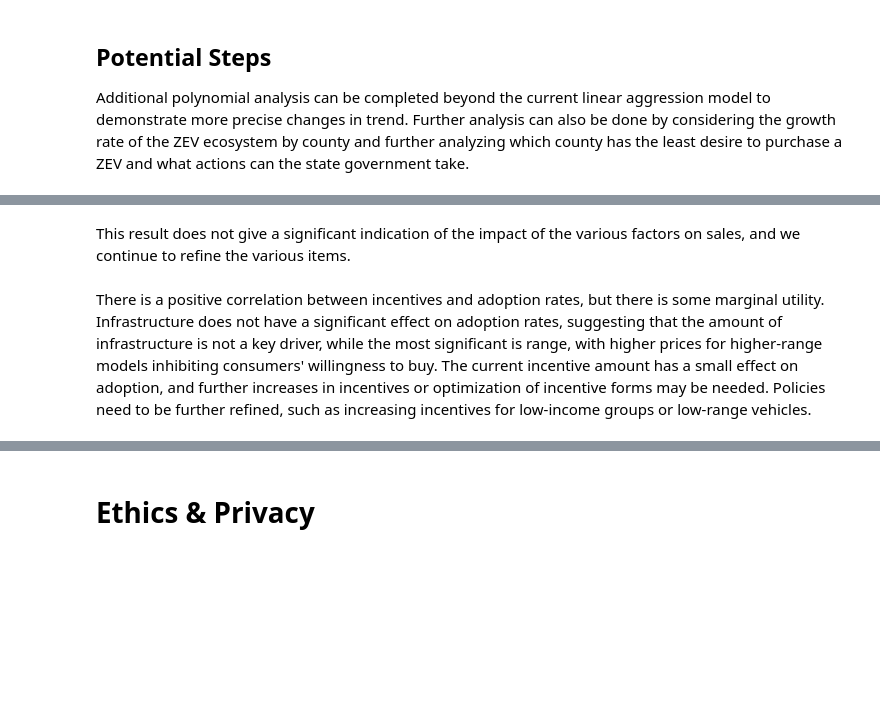
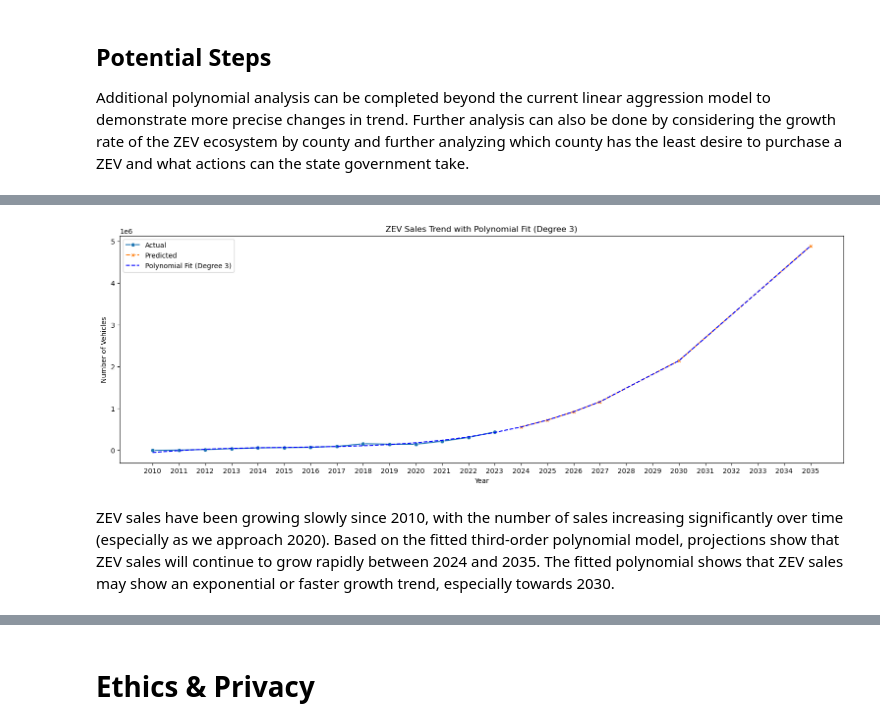
Before and after one commit to shuaiw1/cse15l-lab-reports, a Jupyter notebook: 真最终.ipynb, the cells around one changed output, grey strips where cells are left out. Saved outputs shown, nothing was run; the diff lists cells and outputs as text; code cells hidden in the pictures; blank space fills up the shorter version.

```diff
--- a/真最终.ipynb
+++ b/真最终.ipynb
@@ -1291,2 +1235,0 @@ NameError: name 'patsy' is not defined
-# %% [markdown]
-This result does not give a significant indication of the impact of the various factors on sales, and we continue to refine the various items.
@@ -1300,2 +1236,48 @@ plt.show()
-# %% [markdown]
-There is a positive correlation between incentives and adoption rates, but there is some marginal utility. Infrastructure does not have a significant effect on adoption rates, suggesting that the amount of infrastructure is not a key driver, while the most significant is range, with higher prices for higher-range models inhibiting consumers' willingness to buy. The current incentive amount has a small effect on adoption, and further increases in incentives or optimization of incentive forms may be needed. Policies need to be further refined, such as increasing incentives for low-income groups or low-range vehicles.
+# %%
+from sklearn.preprocessing import PolynomialFeatures
+from sklearn.pipeline import make_pipeline
+
+# Prepare the data for polynomial regression
+X = sales_growth_by_year[['Data_Year']]
+y = sales_growth_by_year['Number of Vehicles']
+
+# Split the data into training and testing sets
+X_train, X_test, y_train, y_test = train_test_split(X, y, test_size=0.2, random_state=42)
+
+# Create a polynomial regression model (degree 3 for better trend fitting)
+poly_model = make_pipeline(PolynomialFeatures(degree=3), LinearRegression())
+poly_model.fit(X_train, y_train)
+
+# Predict future sales using the polynomial model
+future_years = pd.DataFrame({'Data_Year': [2024, 2025, 2026, 2027, 2030, 2035]})
+poly_predictions = poly_model.predict(future_years)
+
+# Combine actual and predicted data for visualization
+actual_sales['Type'] = 'Actual'
+future_sales_poly = pd.DataFrame({
+    'Data_Year': future_years['Data_Year'],
+    'Number of Vehicles': poly_predictions,
+    'Type': 'Predicted'
+})
+combined_poly_sales = pd.concat([actual_sales, future_sales_poly])
+
+# Plot the data with the polynomial trend
+plt.figure(figsize=(19, 6))
+sns.lineplot(data=combined_poly_sales, x='Data_Year', y='Number of Vehicles', hue='Type', style='Type', markers=True)
+
+# Add polynomial regression line
+X_full = pd.concat([X, future_years])
+y_full_predicted = poly_model.predict(X_full)
+plt.plot(X_full, y_full_predicted, label="Polynomial Fit (Degree 3)", linestyle="--", color="blue")
+
+# Customize plot
+plt.xlabel('Year')
+plt.ylabel('Number of Vehicles')
+plt.xticks(range(int(sales_growth_by_year['Data_Year'].min()), int(future_sales_poly['Data_Year'].max()) + 1))
+plt.title('ZEV Sales Trend with Polynomial Fit (Degree 3)')
+plt.legend()
+plt.show()
+# %% [output]
+[figure, added]
+# %% [markdown]
+ZEV sales have been growing slowly since 2010, with the number of sales increasing significantly over time (especially as we approach 2020). Based on the fitted third-order polynomial model, projections show that ZEV sales will continue to grow rapidly between 2024 and 2035. The fitted polynomial shows that ZEV sales may show an exponential or faster growth trend, especially towards 2030.
```
Also changed, not shown: parts of 19 cells of this notebook.
